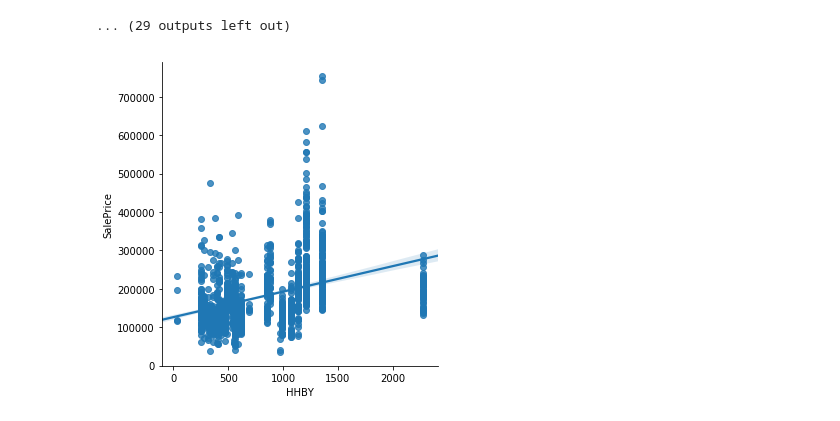
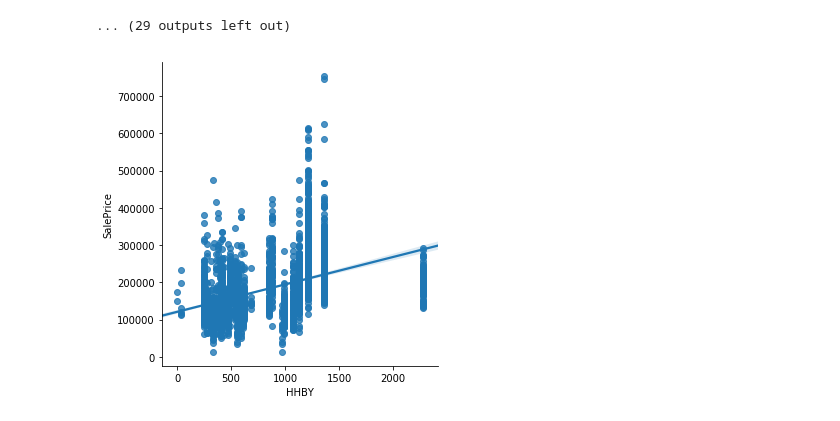
Before and after one commit to CpuKnows/CS-412-Class-Project, a Jupyter notebook: src/Adding geo demos to datasets.ipynb, the cells around one changed output. Saved outputs shown, nothing was run; the diff lists cells and outputs as text; code cells hidden in the pictures.

```diff
--- a/src/Adding geo demos to datasets.ipynb
+++ b/src/Adding geo demos to datasets.ipynb
@@ -167,6 +210,7 @@ test_df.to_csv('../data/intermediate/test_with_geodemo.csv', index=False)
 import seaborn as sns
 import random
 # %%
+ames_df = pd.read_csv('../data/intermediate/AmesHousing_with_geodemo.csv')
 train_df = pd.read_csv('../data/intermediate/train_with_geodemo.csv')
 test_df = pd.read_csv('../data/intermediate/test_with_geodemo.csv')
 # %%
@@ -242,7 +286,7 @@ plt.show()
 ... (29 outputs left out)
 # %%
 #sns.lmplot('HIMEDBYX', 'SalePrice', data=train_df, hue='Neighborhood', fit_reg=False)
-sns.lmplot('HHBY', 'SalePrice', data=train_df, fit_reg=True)
+sns.lmplot('HHBY', 'SalePrice', data=ames_df, fit_reg=True)
 plt.show()
 # %% [output]
-[figure, old version]
+[figure, new version]
```
Also changed, not shown: parts of 14 cells of this notebook, 2 other files.
